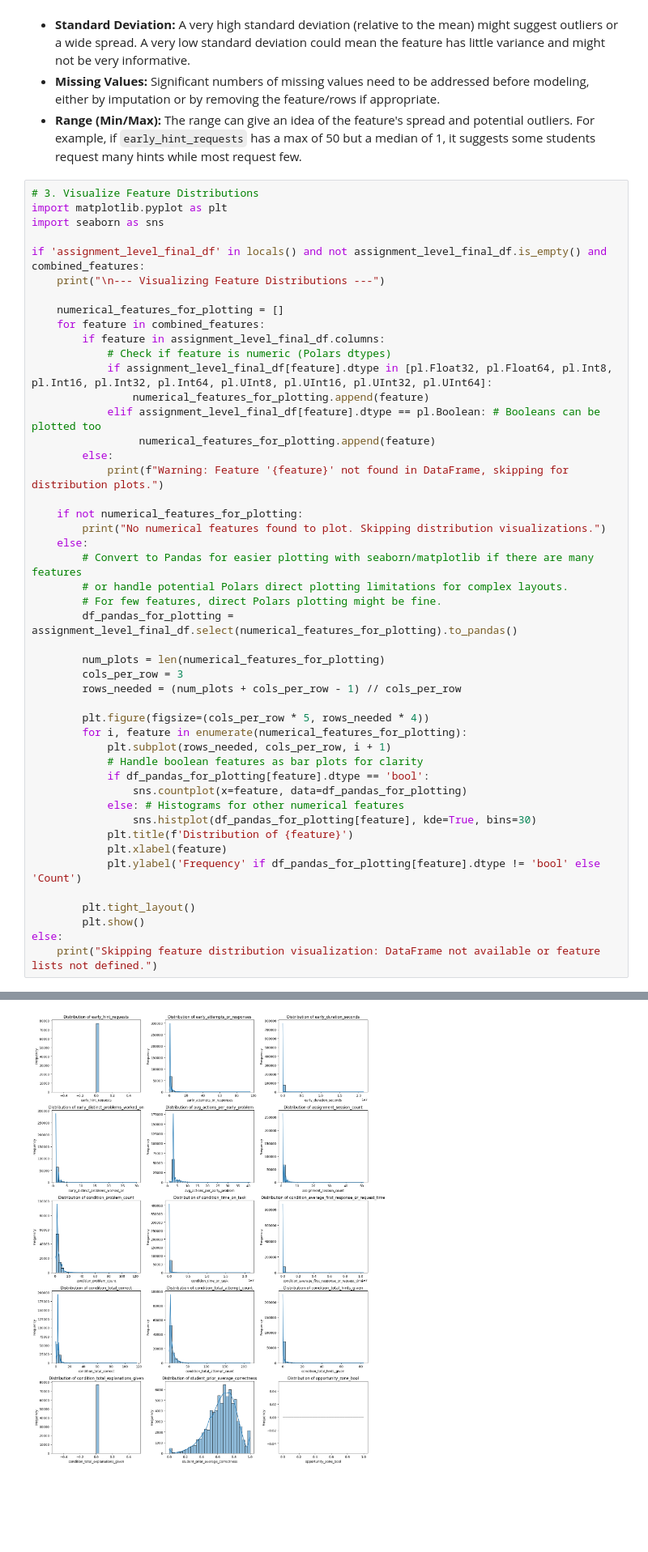
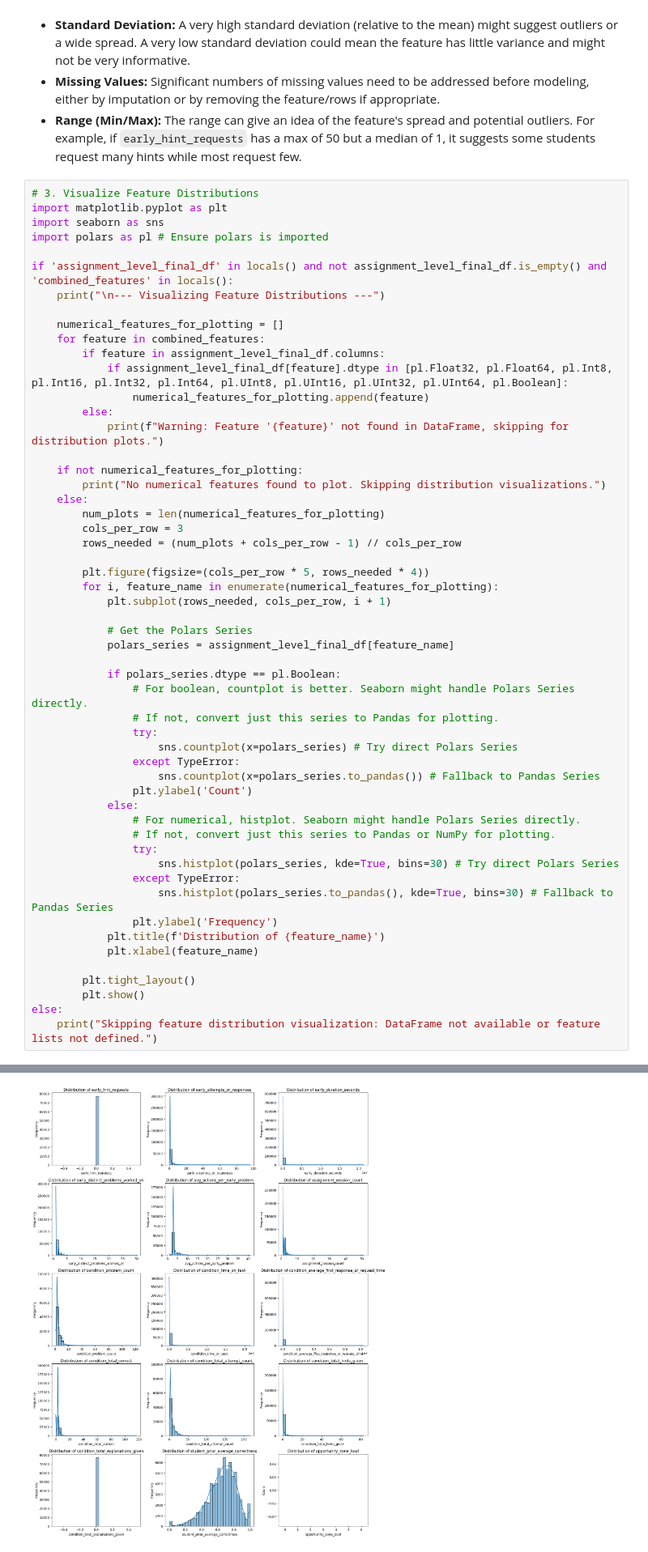
Before and after one commit to baker-jr-john/fe, a Jupyter notebook: john_baker_6910_project_code.ipynb, the cells around one changed output, grey strips where cells are left out. Shown at 81% size. Cells and saved outputs as stored; diff of their text form; blank space fills up the shorter version.

```diff
--- a/john_baker_6910_project_code.ipynb
+++ b/john_baker_6910_project_code.ipynb
@@ -1239,53 +1287,60 @@ The table above presents key descriptive statistics for each feature:
 # %%
 # 3. Visualize Feature Distributions
 import matplotlib.pyplot as plt
 import seaborn as sns
+import polars as pl # Ensure polars is imported
 
-if 'assignment_level_final_df' in locals() and not assignment_level_final_df.is_empty() and combined_features:
+if 'assignment_level_final_df' in locals() and not assignment_level_final_df.is_empty() and 'combined_features' in locals():
     print("\n--- Visualizing Feature Distributions ---")
 
     numerical_features_for_plotting = []
     for feature in combined_features:
         if feature in assignment_level_final_df.columns:
-            # Check if feature is numeric (Polars dtypes)
-            if assignment_level_final_df[feature].dtype in [pl.Float32, pl.Float64, pl.Int8, pl.Int16, pl.Int32, pl.Int64, pl.UInt8, pl.UInt16, pl.UInt32, pl.UInt64]:
+            if assignment_level_final_df[feature].dtype in [pl.Float32, pl.Float64, pl.Int8, pl.Int16, pl.Int32, pl.Int64, pl.UInt8, pl.UInt16, pl.UInt32, pl.UInt64, pl.Boolean]:
                 numerical_features_for_plotting.append(feature)
-            elif assignment_level_final_df[feature].dtype == pl.Boolean: # Booleans can be plotted too
-                 numerical_features_for_plotting.append(feature)
         else:
             print(f"Warning: Feature '{feature}' not found in DataFrame, skipping for distribution plots.")
 
     if not numerical_features_for_plotting:
         print("No numerical features found to plot. Skipping distribution visualizations.")
     else:
-        # Convert to Pandas for easier plotting with seaborn/matplotlib if there are many features
-        # or handle potential Polars direct plotting limitations for complex layouts.
-        # For few features, direct Polars plotting might be fine.
-        df_pandas_for_plotting = assignment_level_final_df.select(numerical_features_for_plotting).to_pandas()
-
         num_plots = len(numerical_features_for_plotting)
         cols_per_row = 3
         rows_needed = (num_plots + cols_per_row - 1) // cols_per_row
 
         plt.figure(figsize=(cols_per_row * 5, rows_needed * 4))
-        for i, feature in enumerate(numerical_features_for_plotting):
+        for i, feature_name in enumerate(numerical_features_for_plotting):
             plt.subplot(rows_needed, cols_per_row, i + 1)
-            # Handle boolean features as bar plots for clarity
-            if df_pandas_for_plotting[feature].dtype == 'bool':
-                sns.countplot(x=feature, data=df_pandas_for_plotting)
-            else: # Histograms for other numerical features
-                sns.histplot(df_pandas_for_plotting[feature], kde=True, bins=30)
-            plt.title(f'Distribution of {feature}')
-            plt.xlabel(feature)
-            plt.ylabel('Frequency' if df_pandas_for_plotting[feature].dtype != 'bool' else 'Count')
+
+            # Get the Polars Series
+            polars_series = assignment_level_final_df[feature_name]
+
+            if polars_series.dtype == pl.Boolean:
+                # For boolean, countplot is better. Seaborn might handle Polars Series directly.
+                # If not, convert just this series to Pandas for plotting.
+                try:
+                    sns.countplot(x=polars_series) # Try direct Polars Series
+                except TypeError:
+                    sns.countplot(x=polars_series.to_pandas()) # Fallback to Pandas Series
+                plt.ylabel('Count')
+            else:
+                # For numerical, histplot. Seaborn might handle Polars Series directly.
+                # If not, convert just this series to Pandas or NumPy for plotting.
+                try:
+                    sns.histplot(polars_series, kde=True, bins=30) # Try direct Polars Series
+                except TypeError:
+                    sns.histplot(polars_series.to_pandas(), kde=True, bins=30) # Fallback to Pandas Series
+                plt.ylabel('Frequency')
+            plt.title(f'Distribution of {feature_name}')
+            plt.xlabel(feature_name)
 
         plt.tight_layout()
         plt.show()
 else:
     print("Skipping feature distribution visualization: DataFrame not available or feature lists not defined.")
 # %% [output]
 --- Visualizing Feature Distributions ---
-[figure, old version]
+[figure, new version]
 # %% [markdown]
 ### Interpreting Feature Distributions
 
```
Also changed, not shown: parts of 12 cells of this notebook.
